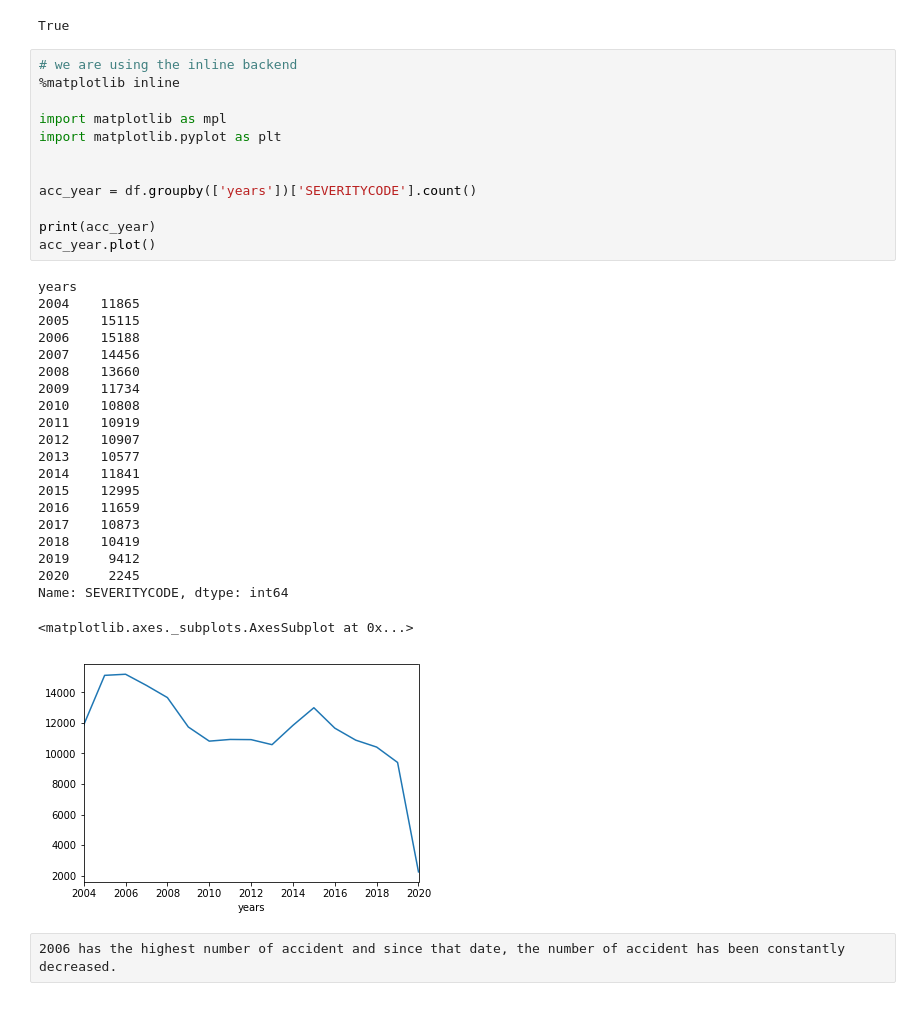
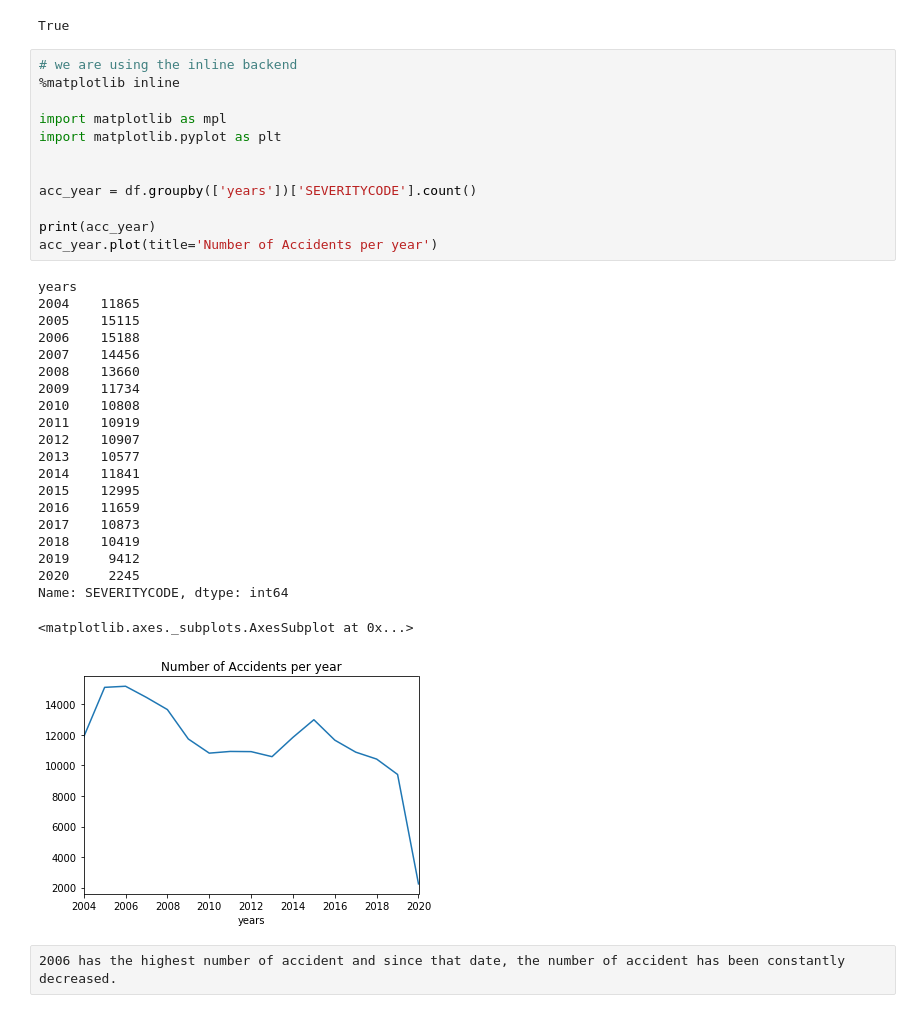
Before and after one commit to yolande22/Coursera_Capstone, a Jupyter notebook: Applied Data Science Capstone final project.ipynb, the cells around one changed output. Saved outputs shown, nothing was run; the diff lists cells and outputs as text.

```diff
--- a/Applied Data Science Capstone final project.ipynb
+++ b/Applied Data Science Capstone final project.ipynb
@@ -339,34 +337,34 @@ True
 %matplotlib inline
 
 import matplotlib as mpl
 import matplotlib.pyplot as plt
 
 
 acc_year = df.groupby(['years'])['SEVERITYCODE'].count()
 
 print(acc_year)
-acc_year.plot()
+acc_year.plot(title='Number of Accidents per year')
 # %% [output]
 years
 2004    11865
 2005    15115
 2006    15188
 2007    14456
 2008    13660
 2009    11734
 2010    10808
 2011    10919
 2012    10907
 2013    10577
 2014    11841
 2015    12995
 2016    11659
 2017    10873
 2018    10419
 2019     9412
 2020     2245
 Name: SEVERITYCODE, dtype: int64
 <matplotlib.axes._subplots.AxesSubplot at 0x...>
-[figure, old version]
+[figure, new version]
 # %% [raw]
 2006 has the highest number of accident and since that date, the number of accident has been constantly decreased.
```
Also changed, not shown: parts of 1 cell of this notebook.
